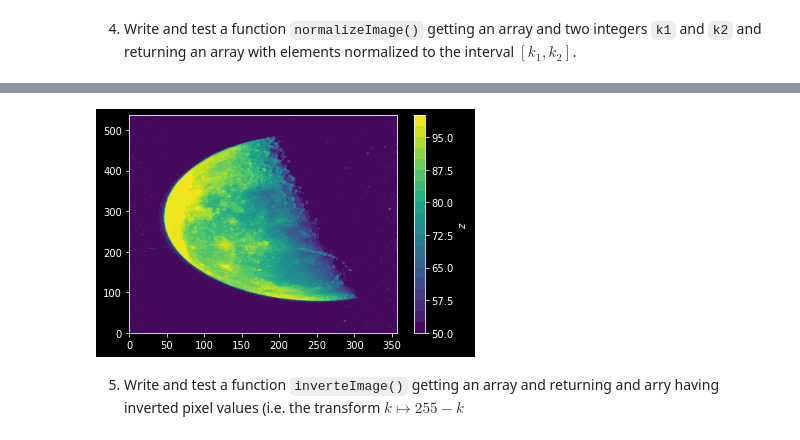
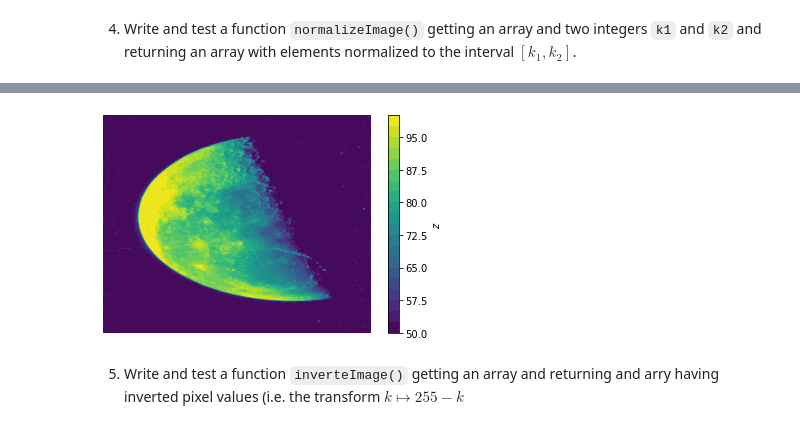
Before and after one commit to White-On/BIMA_Notebook, a Jupyter notebook: TME1.ipynb, the cells around one changed output, grey strips where cells are left out. Cells and saved outputs as stored; diff of their text form; code cells hidden in the pictures.

```diff
--- a/TME1.ipynb
+++ b/TME1.ipynb
@@ -355,9 +349,12 @@ plt.show()
 # %%
 plt.contourf(x, y, moon_norm, 20, cmap='viridis')
 plt.colorbar(label=('$z$'))
+plt.axis("off")
 plt.show()
+
+# On peux voir sur la légende que les valeurs de cette image sont comprise entre 50 et 100
 # %% [output]
-[figure, old version]
+[figure, new version]
 # %% [markdown]
 5. Write and test a function `inverteImage()` getting an array and returning and arry having inverted pixel values (i.e. the transform $k \mapsto 255-k$
 # %%
```
Also changed, not shown: parts of 21 cells of this notebook.
